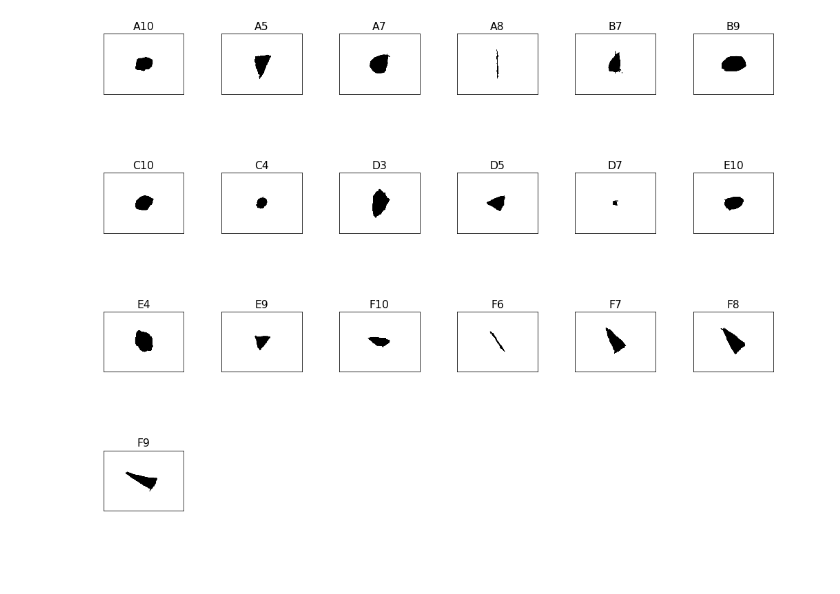
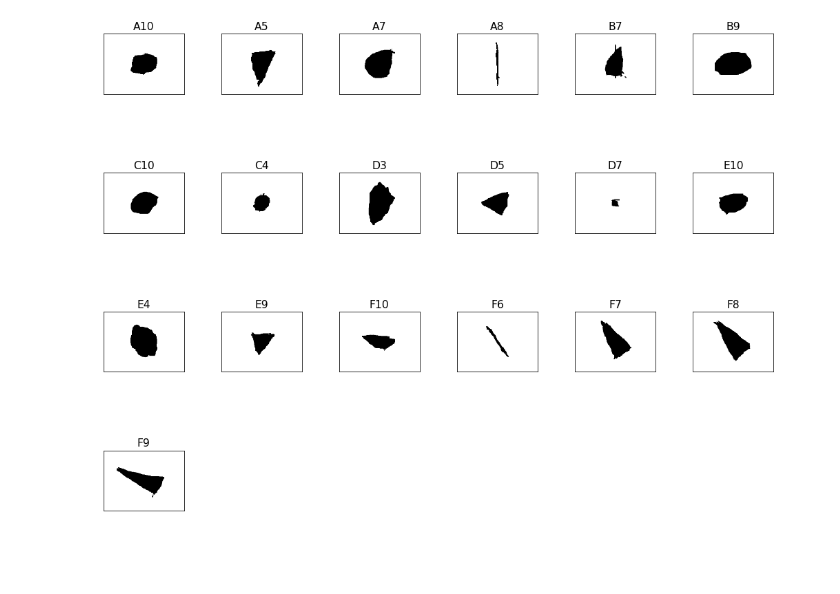
Before and after one commit to VisCog/ArgusShapes, a Jupyter notebook: examples/notebooks/fig4-axon-map.ipynb, the cells around one changed output. Saved outputs shown, nothing was run; the diff lists cells and outputs as text; code cells hidden in the pictures.

```diff
--- a/examples/notebooks/fig4-axon-map.ipynb
+++ b/examples/notebooks/fig4-axon-map.ipynb
@@ -27,3 +25,5 @@ n_shuffle = 1000
+# %%
+scale = 3
 # %%
 y_trial = {}
 y_mean = {}
@@ -125,7 +126,7 @@ for el, ax in zip(els, axes.ravel()):
         continue
     img = row.image[0]
     img = argus_shapes.imgproc.center_phosphene(img)
-    img = argus_shapes.imgproc.scale_phosphene(img, 2)
+    img = argus_shapes.imgproc.scale_phosphene(img, scale)
     ax.imshow(1 - img, cmap='gray')
     ax.set_xticks([])
     ax.set_yticks([])
@@ -165,7 +167,7 @@ for el, ax in zip(els, axes.ravel()):
         continue
     img = row.image[0]
     img = argus_shapes.imgproc.center_phosphene(img)
-    img = argus_shapes.imgproc.scale_phosphene(img, 2)
+    img = argus_shapes.imgproc.scale_phosphene(img, scale)
     ax.imshow(1 - img, cmap='gray')
     ax.set_xticks([])
     ax.set_yticks([])
@@ -205,7 +208,7 @@ for el, ax in zip(els, axes.ravel()):
         continue
     img = row.image[0]
     img = argus_shapes.imgproc.center_phosphene(img)
-    img = argus_shapes.imgproc.scale_phosphene(img, 2)
+    img = argus_shapes.imgproc.scale_phosphene(img, scale)
     ax.imshow(1 - img, cmap='gray')
     ax.set_xticks([])
     ax.set_yticks([])
@@ -233,24 +237,24 @@ fig.savefig('%s-axons.eps' % subject)
 # %%
 yy = y_mean[subject]
 els = yy.electrode.unique()
 ncols = 6
 nrows = int(np.ceil(len(els) / ncols))
 fig, axes = plt.subplots(ncols=ncols, nrows=nrows, figsize=(14, 3 * nrows))
 for ax in axes.ravel():
     ax.axis('off')
 for el, ax in zip(els, axes.ravel()):
     ax.axis('on')
     row = yy[yy['electrode'] == el].reset_index()
     if row.empty:
         continue
     img = row.image[0]
     img = argus_shapes.imgproc.center_phosphene(img)
-    img = argus_shapes.imgproc.scale_phosphene(img, 2)
+    img = argus_shapes.imgproc.scale_phosphene(img, scale)
     ax.imshow(1 - img, cmap='gray')
     ax.set_xticks([])
     ax.set_yticks([])
     ax.set_title(el)
 fig.tight_layout()
 fig.savefig('%s-axons-drawings.eps' % subject)
 # %% [output]
-[figure, old version]
+[figure, new version]
```
Also changed, not shown: parts of 10 cells of this notebook, 2 other files.
